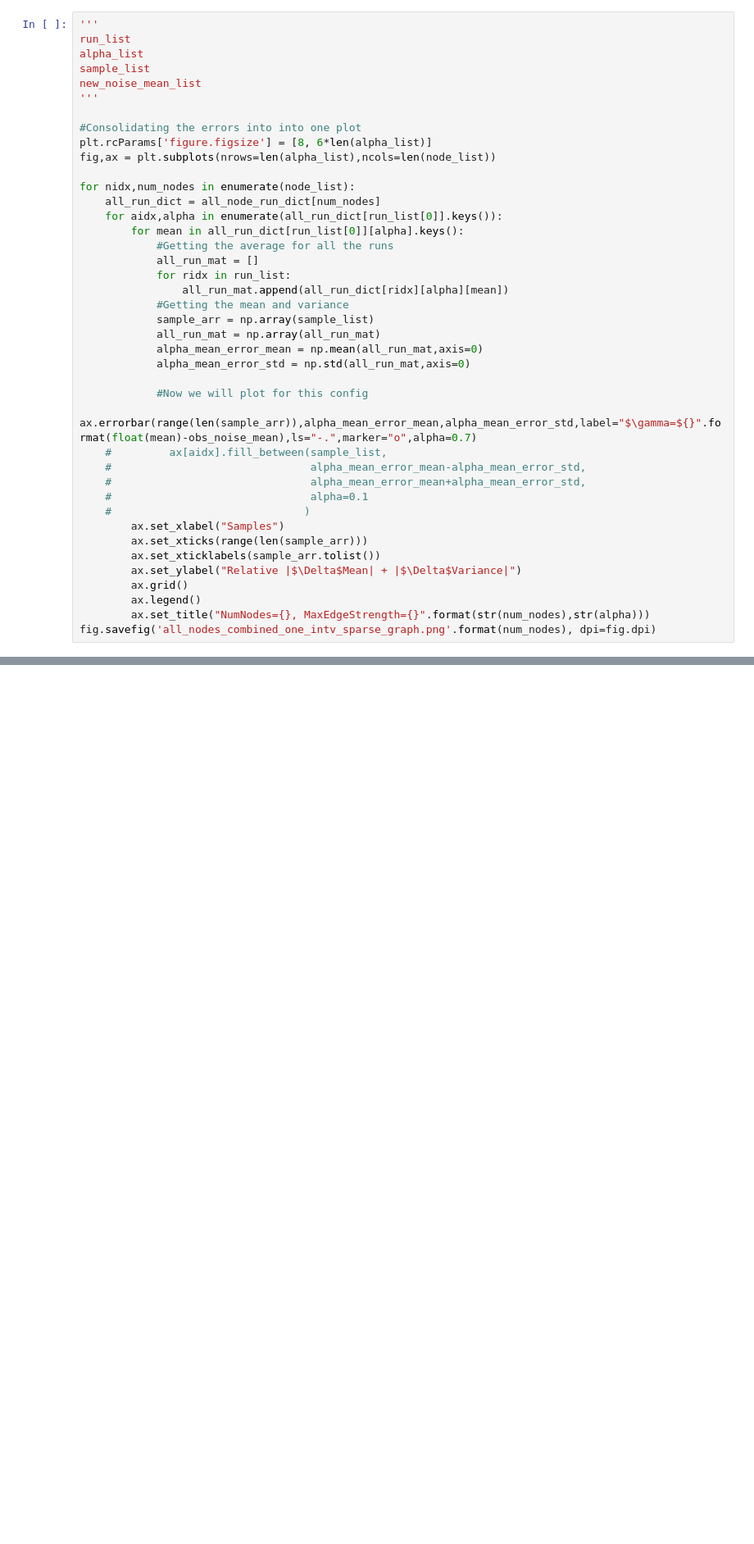
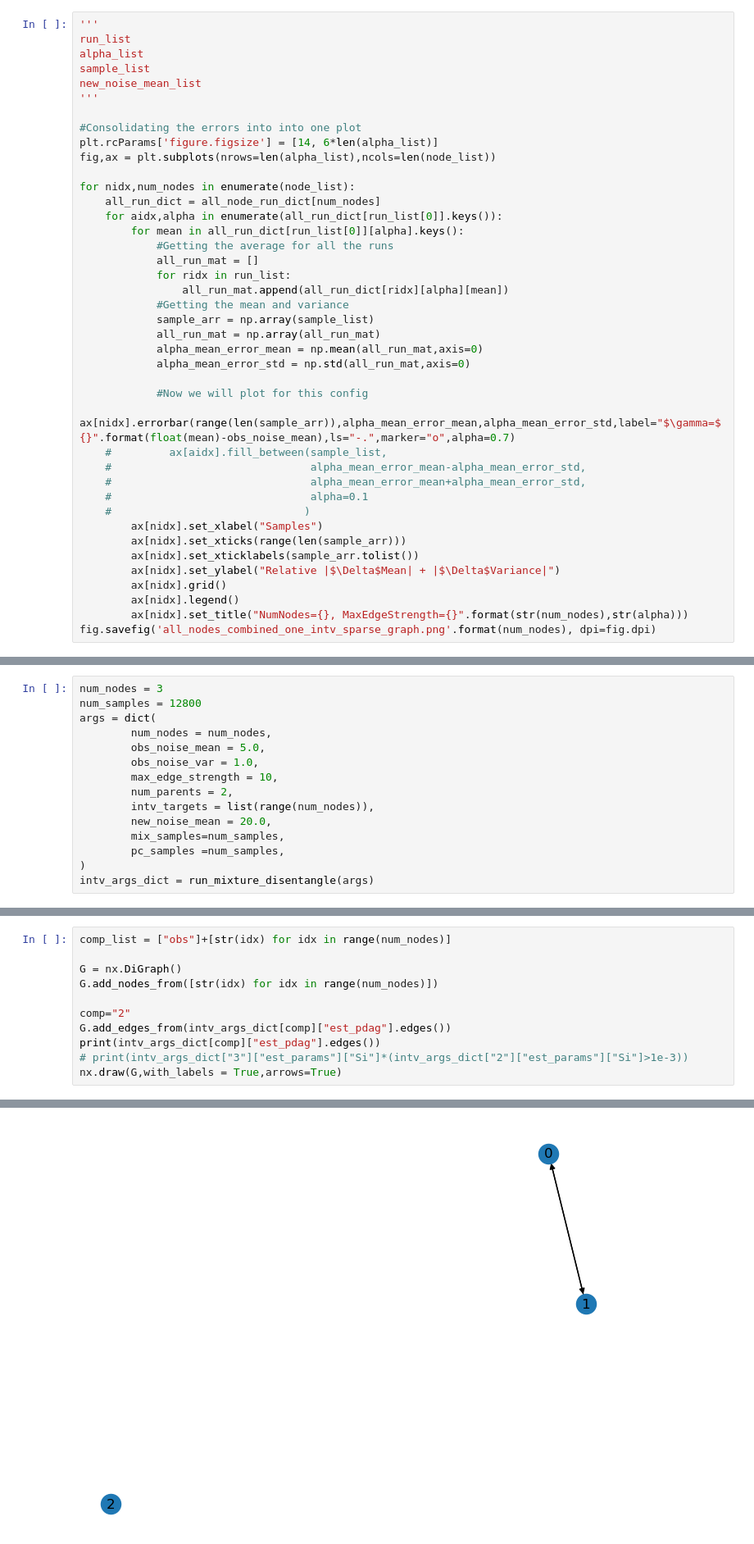
Before and after one commit to BigBang0072/mixture_mec, a Jupyter notebook: mixture_disentagle_test.ipynb, the cells around one changed output, grey strips where cells are left out. Shown at 82% size. Drawn from its saved outputs; the diff is of its cells as text; blank space fills up the shorter version.

```diff
--- a/mixture_disentagle_test.ipynb
+++ b/mixture_disentagle_test.ipynb
@@ -101,7 +85,7 @@ new_noise_mean_list
 '''
 
 #Consolidating the errors into into one plot
-plt.rcParams['figure.figsize'] = [8, 6*len(alpha_list)]
+plt.rcParams['figure.figsize'] = [14, 6*len(alpha_list)]
 fig,ax = plt.subplots(nrows=len(alpha_list),ncols=len(node_list))
 
 for nidx,num_nodes in enumerate(node_list):
@@ -119,18 +103,18 @@ for nidx,num_nodes in enumerate(node_list):
             alpha_mean_error_std = np.std(all_run_mat,axis=0)
 
             #Now we will plot for this config
-            ax.errorbar(range(len(sample_arr)),alpha_mean_error_mean,alpha_mean_error_std,label="$\gamma=${}".format(float(mean)-obs_noise_mean),ls="-.",marker="o",alpha=0.7)
+            ax[nidx].errorbar(range(len(sample_arr)),alpha_mean_error_mean,alpha_mean_error_std,label="$\gamma=${}".format(float(mean)-obs_noise_mean),ls="-.",marker="o",alpha=0.7)
     #         ax[aidx].fill_between(sample_list,
     #                               alpha_mean_error_mean-alpha_mean_error_std,
     #                               alpha_mean_error_mean+alpha_mean_error_std,
     #                               alpha=0.1
     #                              )
-        ax.set_xlabel("Samples")
-        ax.set_xticks(range(len(sample_arr)))
-        ax.set_xticklabels(sample_arr.tolist())
-        ax.set_ylabel("Relative |$\Delta$Mean| + |$\Delta$Variance|")
-        ax.grid()
-        ax.legend()
-        ax.set_title("NumNodes={}, MaxEdgeStrength={}".format(str(num_nodes),str(alpha)))
+        ax[nidx].set_xlabel("Samples")
+        ax[nidx].set_xticks(range(len(sample_arr)))
+        ax[nidx].set_xticklabels(sample_arr.tolist())
+        ax[nidx].set_ylabel("Relative |$\Delta$Mean| + |$\Delta$Variance|")
+        ax[nidx].grid()
+        ax[nidx].legend()
+        ax[nidx].set_title("NumNodes={}, MaxEdgeStrength={}".format(str(num_nodes),str(alpha)))
 fig.savefig('all_nodes_combined_one_intv_sparse_graph.png'.format(num_nodes), dpi=fig.dpi)
 # %% [output]
@@ -137,0 +156,15 @@ fig.savefig('all_nodes_combined_one_intv_sparse_graph.png'.format(num_nodes), dp
+# %%
+num_nodes = 3
+num_samples = 12800
+args = dict(
+        num_nodes = num_nodes,
+        obs_noise_mean = 5.0,
+        obs_noise_var = 1.0,
+        max_edge_strength = 10,
+        num_parents = 2,
+        intv_targets = list(range(num_nodes)),
+        new_noise_mean = 20.0,
+        mix_samples=num_samples,
+        pc_samples =num_samples,
+)
+intv_args_dict = run_mixture_disentangle(args)
@@ -137,0 +176,12 @@ fig.savefig('all_nodes_combined_one_intv_sparse_graph.png'.format(num_nodes), dp
+# %%
+comp_list = ["obs"]+[str(idx) for idx in range(num_nodes)]
+
+G = nx.DiGraph()
+G.add_nodes_from([str(idx) for idx in range(num_nodes)])
+
+comp="2"
+G.add_edges_from(intv_args_dict[comp]["est_pdag"].edges())
+print(intv_args_dict[comp]["est_pdag"].edges())
+# print(intv_args_dict["3"]["est_params"]["Si"]*(intv_args_dict["2"]["est_params"]["Si"]>1e-3))
+nx.draw(G,with_labels = True,arrows=True)
+# %% [output]
@@ -137,0 +189 @@ fig.savefig('all_nodes_combined_one_intv_sparse_graph.png'.format(num_nodes), dp
+[figure, added]
```
Also changed, not shown: parts of 12 cells of this notebook, 3 other files.
